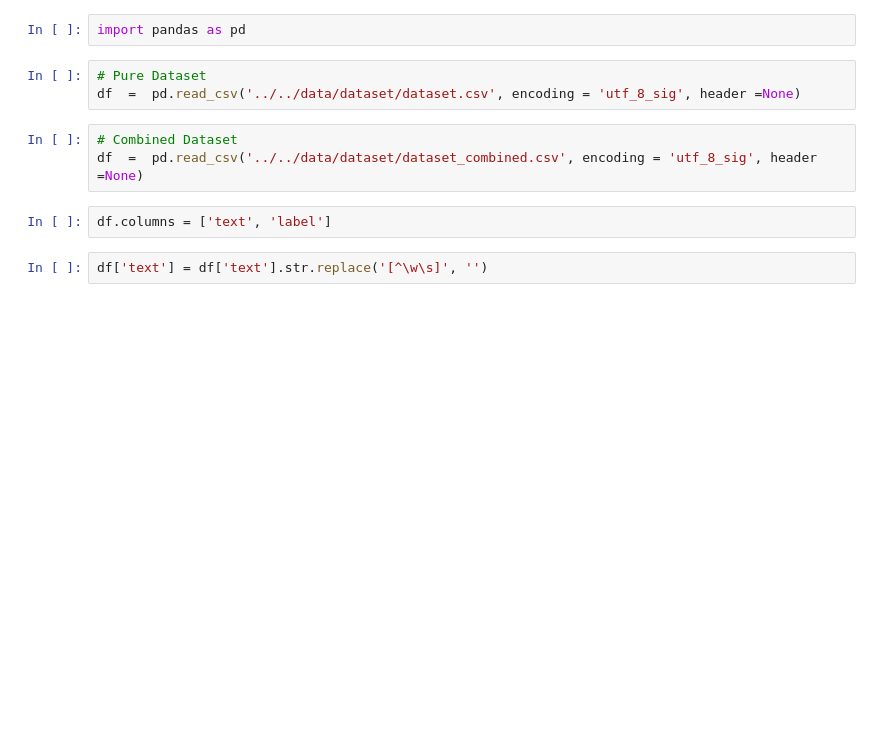
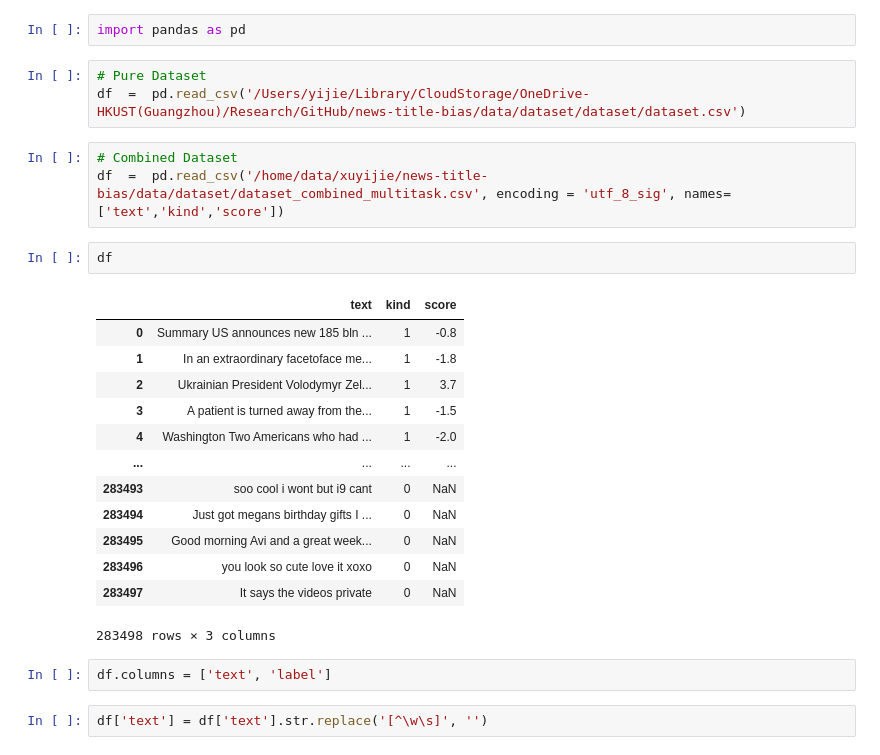
Before and after one commit to yeahjack/TwitterLeanAnalysis, a Jupyter notebook: notebooks/02.Transformers/text_cleaning_train.ipynb, the cells around one changed output. Cells and saved outputs as stored; diff of their text form; blank space fills up the shorter version.

```diff
--- a/notebooks/02.Transformers/text_cleaning_train.ipynb
+++ b/notebooks/02.Transformers/text_cleaning_train.ipynb
@@ -1,11 +1,27 @@
 # %%
 import pandas as pd
+# %%
+# Pure Dataset
+df  =  pd.read_csv('/Users/yijie/Library/CloudStorage/OneDrive-HKUST(Guangzhou)/Research/GitHub/news-title-bias/data/dataset/dataset/dataset.csv')
 # %%
-# Pure Dataset
-df  =  pd.read_csv('../../data/dataset/dataset.csv', encoding = 'utf_8_sig', header =None)
+# Combined Dataset
+df  =  pd.read_csv('/home/data/xuyijie/news-title-bias/data/dataset/dataset_combined_multitask.csv', encoding = 'utf_8_sig', names=['text','kind','score'])
-# %%
-# Combined Dataset
-df  =  pd.read_csv('../../data/dataset/dataset_combined.csv', encoding = 'utf_8_sig', header =None)
+# %%
+df
+# %% [output]
+|  | text | kind | score |
+| 0 | Summary US announces new 185 bln ... | 1 | -0.8 |
+| 1 | In an extraordinary facetoface me... | 1 | -1.8 |
+| 2 | Ukrainian President Volodymyr Zel... | 1 | 3.7 |
+| 3 | A patient is turned away from the... | 1 | -1.5 |
+| 4 | Washington Two Americans who had ... | 1 | -2.0 |
+| ... | ... | ... | ... |
+| 283493 | soo cool i wont but i9 cant | 0 | NaN |
+| 283494 | Just got megans birthday gifts I ... | 0 | NaN |
+| 283495 | Good morning Avi and a great week... | 0 | NaN |
+| 283496 | you look so cute love it xoxo | 0 | NaN |
+| 283497 | It says the videos private | 0 | NaN |
+283498 rows × 3 columns
 # %%
 df.columns = ['text', 'label']
 # %%
```
Also changed, not shown: parts of 4 cells of this notebook, 9 other files.
